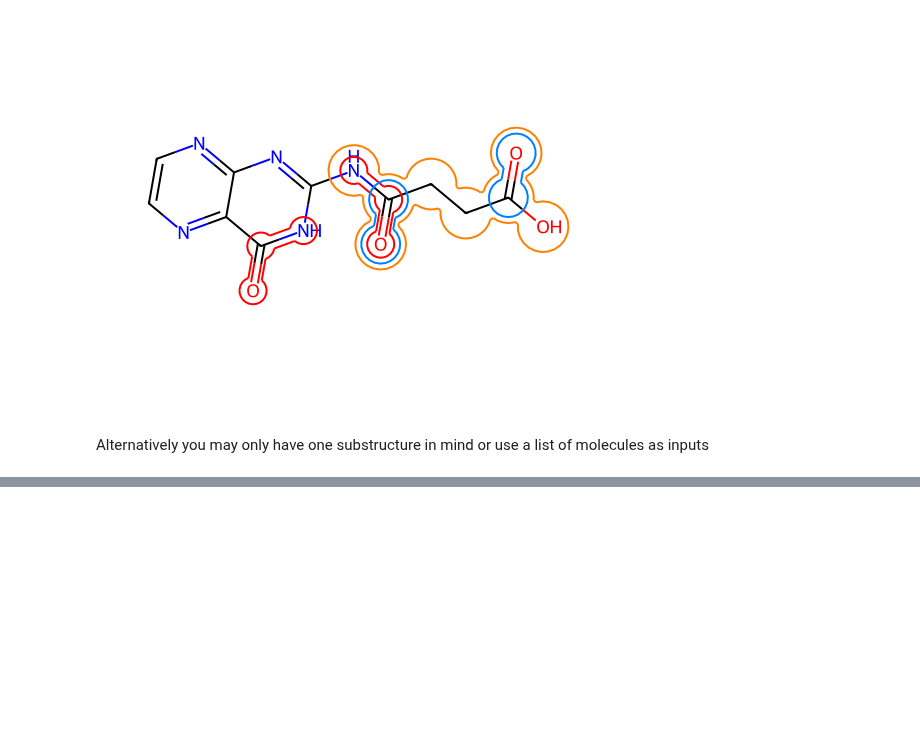
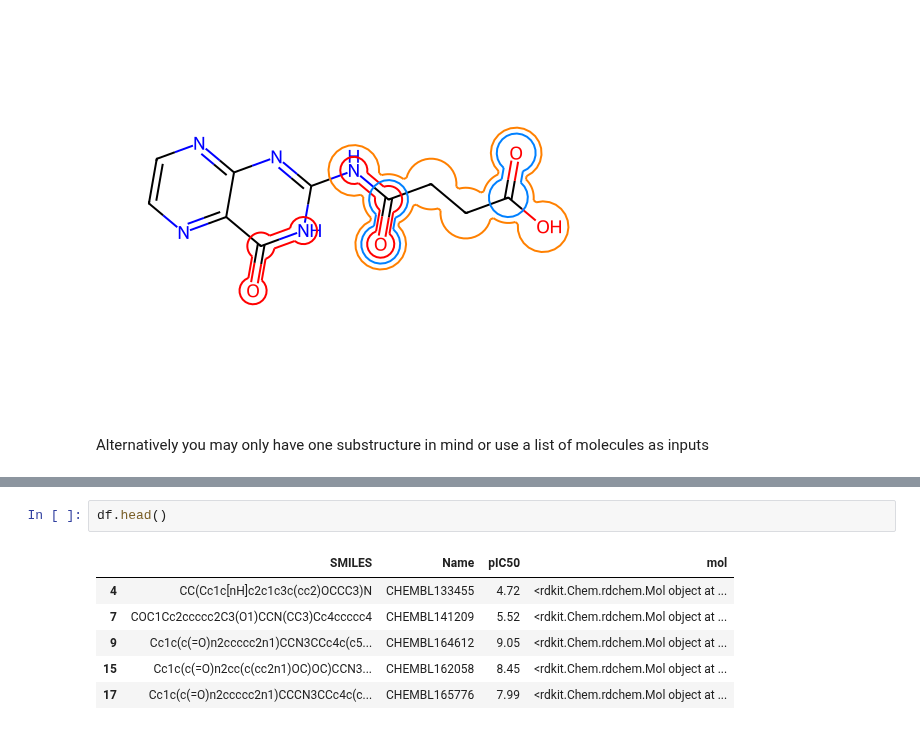
Before and after one commit to datamol-io/datamol, a Jupyter notebook: docs/tutorials/Visualization.ipynb, the cells around one changed output, grey strips where cells are left out. Drawn from its saved outputs; the diff is of its cells as text; blank space fills up the shorter version.

```diff
--- a/docs/tutorials/Visualization.ipynb
+++ b/docs/tutorials/Visualization.ipynb
@@ -68,0 +83,9 @@ dm.lasso_highlight_image(smis, smarts_list, draw_mols_same_scale=True, legends=[
+# %%
+df.head()
+# %% [output]
+|  | SMILES | Name | pIC50 | mol |
+| 4 | CC(Cc1c[nH]c2c1c3c(cc2)OCCC3)N | CHEMBL133455 | 4.72 | <rdkit.Chem.rdchem.Mol object at ... |
+| 7 | COC1Cc2ccccc2C3(O1)CCN(CC3)Cc4ccccc4 | CHEMBL141209 | 5.52 | <rdkit.Chem.rdchem.Mol object at ... |
+| 9 | Cc1c(c(=O)n2ccccc2n1)CCN3CCc4c(c5... | CHEMBL164612 | 9.05 | <rdkit.Chem.rdchem.Mol object at ... |
+| 15 | Cc1c(c(=O)n2cc(c(cc2n1)OC)OC)CCN3... | CHEMBL162058 | 8.45 | <rdkit.Chem.rdchem.Mol object at ... |
+| 17 | Cc1c(c(=O)n2ccccc2n1)CCCN3CCc4c(c... | CHEMBL165776 | 7.99 | <rdkit.Chem.rdchem.Mol object at ... |
```
Also changed, not shown: parts of 10 cells of this notebook, 1 other file.
